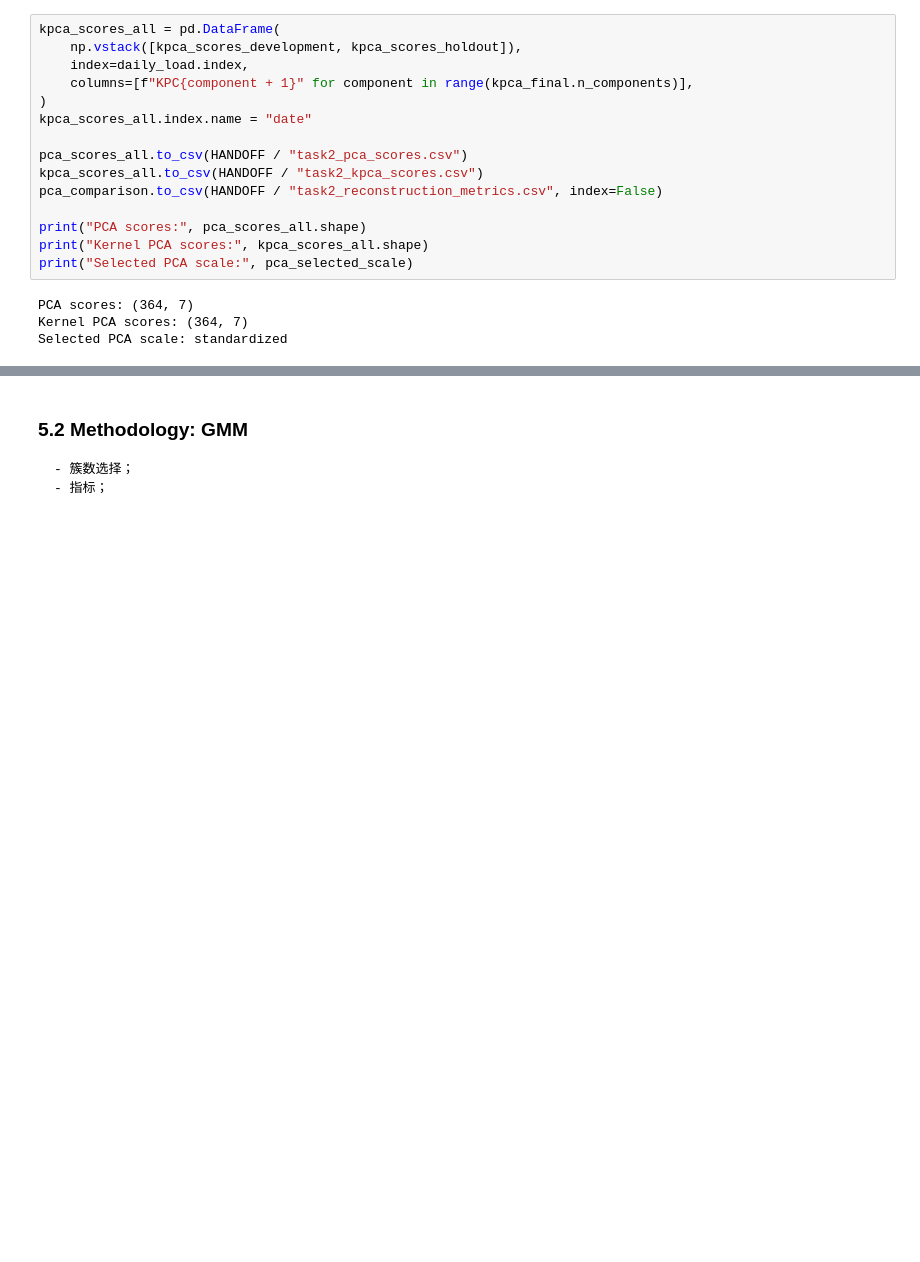
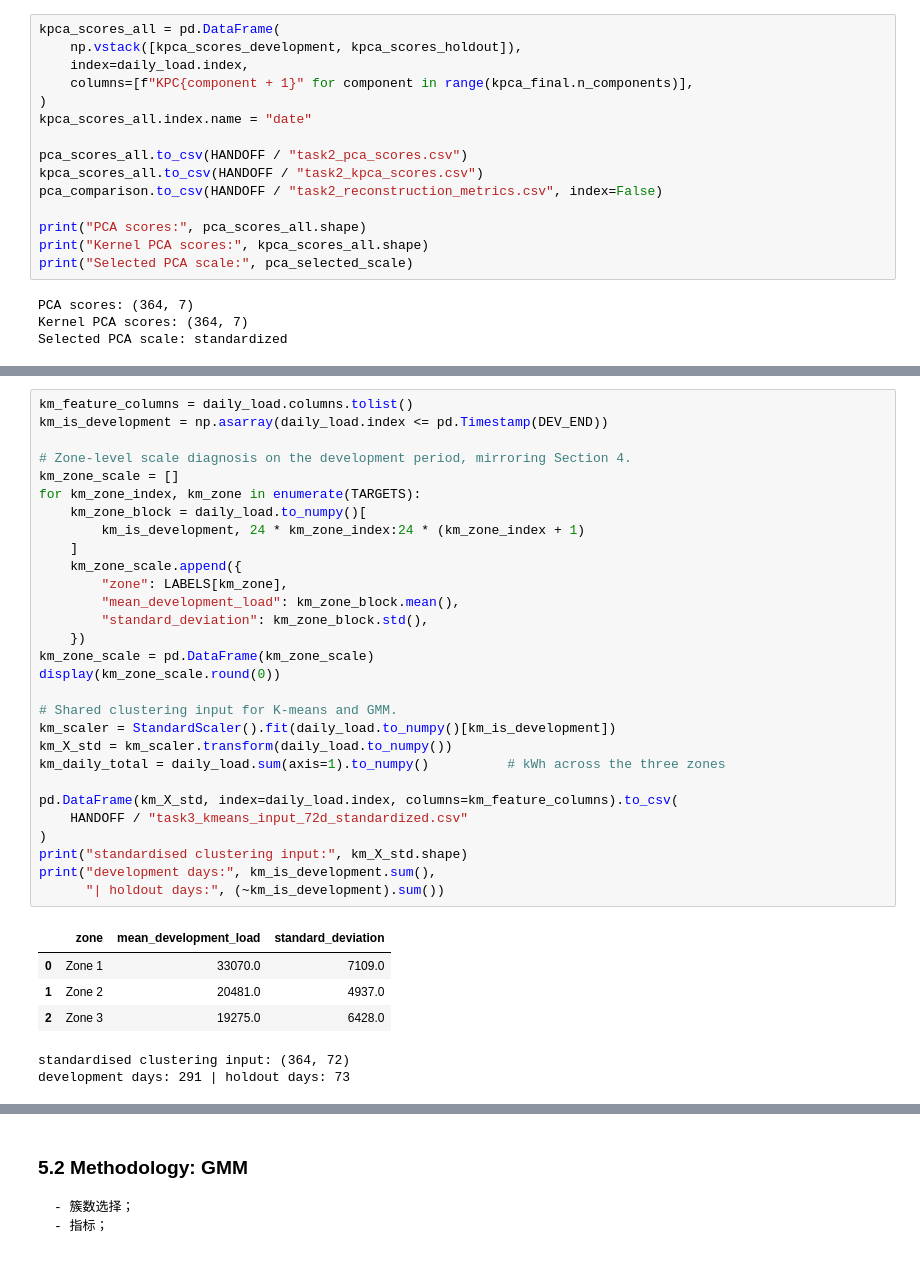
Before and after one commit to DSA5102-Final-Project-Group-8/Tetuan-City-Power-Consumption, a Jupyter notebook: DSA5102_Final_Project_Group8.ipynb, the cells around one changed output, grey strips where cells are left out. Drawn from its saved outputs; the diff is of its cells as text; blank space fills up the shorter version.

```diff
--- a/DSA5102_Final_Project_Group8.ipynb
+++ b/DSA5102_Final_Project_Group8.ipynb
@@ -2269,0 +1886,36 @@ For Section 5.2 the identical standardised input is saved as `handoff/task3_kmea
+# %%
+km_feature_columns = daily_load.columns.tolist()
+km_is_development = np.asarray(daily_load.index <= pd.Timestamp(DEV_END))
+
+# Zone-level scale diagnosis on the development period, mirroring Section 4.
+km_zone_scale = []
+for km_zone_index, km_zone in enumerate(TARGETS):
+    km_zone_block = daily_load.to_numpy()[
+        km_is_development, 24 * km_zone_index:24 * (km_zone_index + 1)
+    ]
+    km_zone_scale.append({
+        "zone": LABELS[km_zone],
+        "mean_development_load": km_zone_block.mean(),
+        "standard_deviation": km_zone_block.std(),
+    })
+km_zone_scale = pd.DataFrame(km_zone_scale)
+display(km_zone_scale.round(0))
+
+# Shared clustering input for K-means and GMM.
+km_scaler = StandardScaler().fit(daily_load.to_numpy()[km_is_development])
+km_X_std = km_scaler.transform(daily_load.to_numpy())
+km_daily_total = daily_load.sum(axis=1).to_numpy()          # kWh across the three zones
+
+pd.DataFrame(km_X_std, index=daily_load.index, columns=km_feature_columns).to_csv(
+    HANDOFF / "task3_kmeans_input_72d_standardized.csv"
+)
+print("standardised clustering input:", km_X_std.shape)
+print("development days:", km_is_development.sum(),
+      "| holdout days:", (~km_is_development).sum())
+# %% [output]
+|  | zone | mean_development_load | standard_deviation |
+| 0 | Zone 1 | 33070.0 | 7109.0 |
+| 1 | Zone 2 | 20481.0 | 4937.0 |
+| 2 | Zone 3 | 19275.0 | 6428.0 |
+standardised clustering input: (364, 72)
+development days: 291 | holdout days: 73
```
Also changed, not shown: parts of 56 cells of this notebook, 1 other file.
